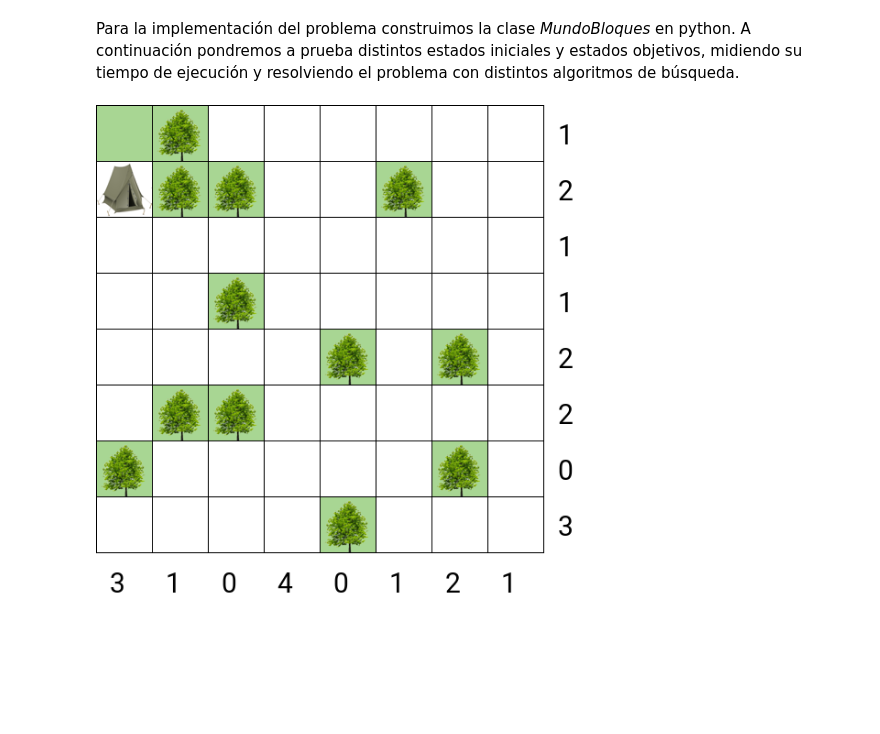
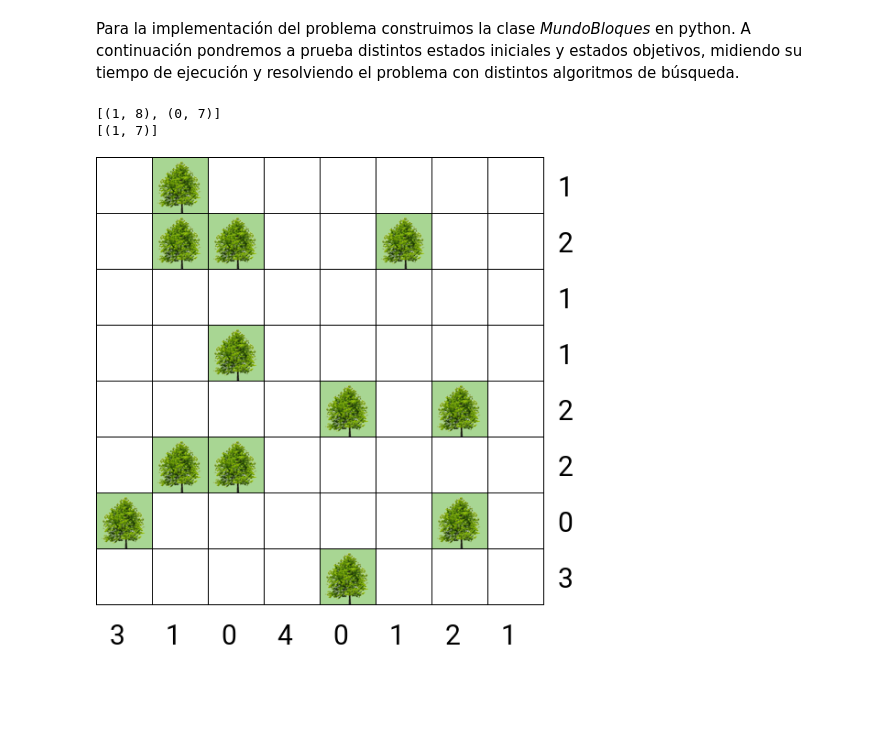
Before and after one commit to Bizangel/TentsAndTreesSolver, a Jupyter notebook: Proyecto2.ipynb, the cells around one changed output. Cells and saved outputs as stored; diff of their text form; code cells hidden in the pictures; blank space fills up the shorter version.

```diff
--- a/Proyecto2.ipynb
+++ b/Proyecto2.ipynb
@@ -77,15 +77,20 @@ Para la implementación del problema construimos la clase *MundoBloques* en pyth
 # %%
 from TentsAndTreesPuzzleInterface.PuzzleStorage import StorePuzzle, LoadStoredPuzzle
 from TentsAndTrees import TentsAndTrees,Player
 
 
 matrix, row, col = LoadStoredPuzzle("Puzzles/puzzle1.npz")
 puzzle = TentsAndTrees(matrix,row,col)
 
 myplayer = Player(puzzle)
 
-puzzle.transition((0,0,3)) # green on 0,0
-puzzle.transition((1,0,2)) # tent on 1,0
+# completemoves = [(2,0,3),(3,0,3),(4,0,3),(0,3,3),(0,4,3),(0,6,3),(0,7,3)]
+completemoves = [()]
+for action in completemoves:
+  puzzle.transition(action)
+
 puzzle.displayState()
 # %% [output]
+[(1, 8), (0, 7)]
+[(1, 7)]
-[figure, old version]
+[figure, new version]
```
Also changed, not shown: 1 other file.
